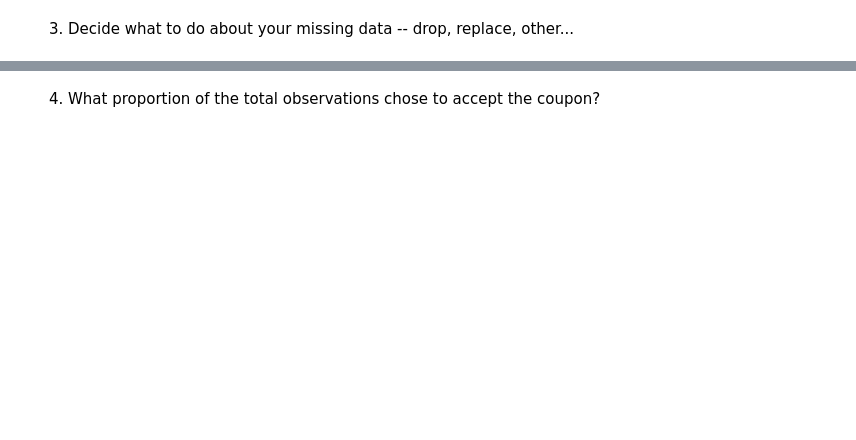
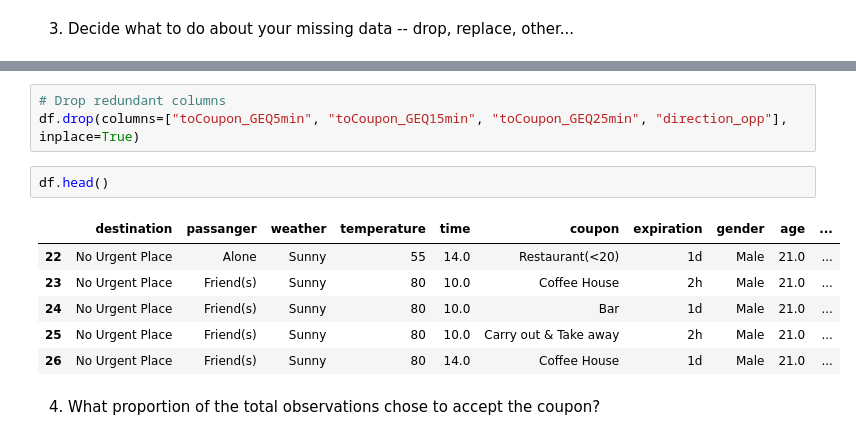
Before and after one commit to khoanguyen/MLandAI_Module5, a Jupyter notebook: prompt.ipynb, the cells around one changed output, grey strips where cells are left out. Saved outputs shown, nothing was run; the diff lists cells and outputs as text; blank space fills up the shorter version.

```diff
--- a/prompt.ipynb
+++ b/prompt.ipynb
@@ -87,2 +312,14 @@ data.head()
+# %%
+# Drop redundant columns
+df.drop(columns=["toCoupon_GEQ5min", "toCoupon_GEQ15min", "toCoupon_GEQ25min", "direction_opp"], inplace=True)
+# %%
+df.head()
+# %% [output]
+|  | destination | passanger | weather | temperature | time | coupon | expiration | gender | age | ... |
+| 22 | No Urgent Place | Alone | Sunny | 55 | 14.0 | Restaurant(<20) | 1d | Male | 21.0 | ... |
+| 23 | No Urgent Place | Friend(s) | Sunny | 80 | 10.0 | Coffee House | 2h | Male | 21.0 | ... |
+| 24 | No Urgent Place | Friend(s) | Sunny | 80 | 10.0 | Bar | 1d | Male | 21.0 | ... |
+| 25 | No Urgent Place | Friend(s) | Sunny | 80 | 10.0 | Carry out & Take away | 2h | Male | 21.0 | ... |
+| 26 | No Urgent Place | Friend(s) | Sunny | 80 | 14.0 | Coffee House | 1d | Male | 21.0 | ... |
 # %% [markdown]
 4. What proportion of the total observations chose to accept the coupon?
```
Also changed, not shown: parts of 17 cells of this notebook.
